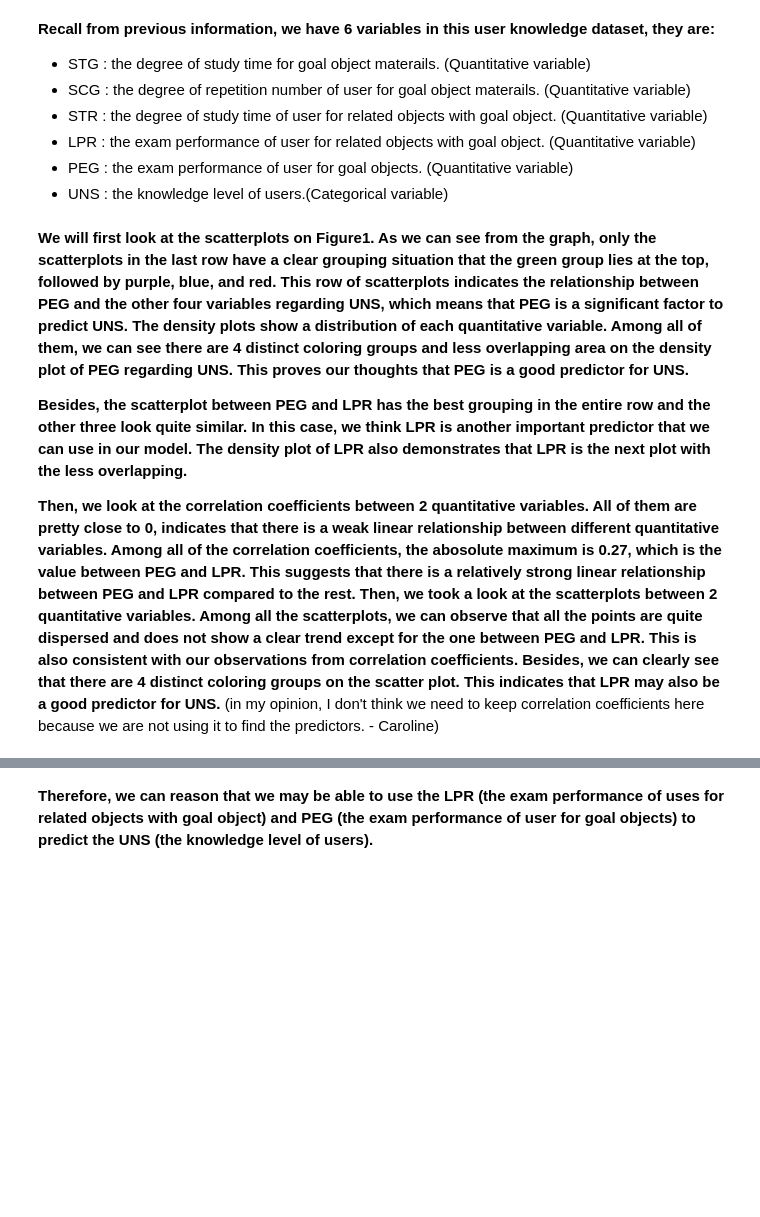
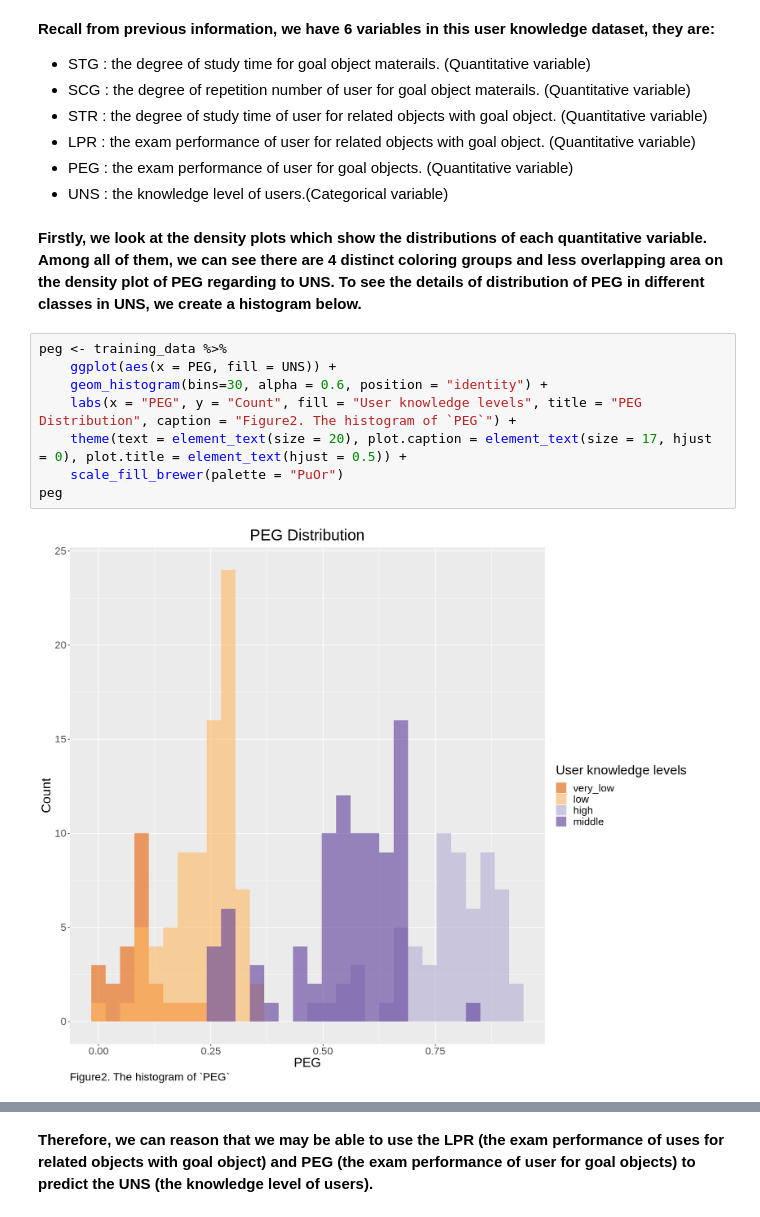
Before and after one commit to kzhang0113/group_8_ds_project, a Jupyter notebook: group_8_final_project.ipynb, the cells around one changed output, grey strips where cells are left out. Cells and saved outputs as stored; diff of their text form; blank space fills up the shorter version.

Commit message:
Data visualization refined with extra histogram added and more detailed explanation.

```diff
--- a/group_8_final_project.ipynb
+++ b/group_8_final_project.ipynb
@@ -233,10 +233,15 @@ relationship_plot
 * LPR : the exam performance of user for related objects with goal object. (Quantitative variable)
 * PEG : the exam performance of user for goal objects. (Quantitative variable)
 * UNS : the knowledge level of users.(Categorical variable)
-# %% [markdown]
-**We will first look at the scatterplots on Figure1. As we can see from the graph, only the scatterplots in the last row have a clear grouping situation that the green group lies at the top, followed by purple, blue, and red. This row of scatterplots indicates the relationship between PEG and the other four variables regarding UNS, which means that PEG is a significant factor to predict UNS. The density plots show a distribution of each quantitative variable. Among all of them, we can see there are 4 distinct coloring groups and less overlapping area on the density plot of PEG regarding UNS. This proves our thoughts that PEG is a good predictor for UNS.**
-
-**Besides, the scatterplot between PEG and LPR has the best grouping in the entire row and the other three look quite similar. In this case, we think LPR is another important predictor that we can use in our model. The density plot of LPR also demonstrates that LPR is the next plot with the less overlapping.**
-
-**Then, we look at the correlation coefficients between 2 quantitative variables. All of them are pretty close to 0, indicates that there is a weak linear relationship between different quantitative variables. Among all of the correlation coefficients, the abosolute maximum is 0.27, which is the value between PEG and LPR. This suggests that there is a relatively strong linear relationship between PEG and LPR compared to the rest. Then, we took a look at the scatterplots between 2 quantitative variables. Among all the scatterplots, we can observe that all the points are quite dispersed and does not show a clear trend except for the one between PEG and LPR. This is also consistent with our observations from correlation coefficients. Besides, we can clearly see that there are 4 distinct coloring groups on the scatter plot. This indicates that LPR may also be a good predictor for UNS.**
-(in my opinion, I don't think we need to keep correlation coefficients here because we are not using it to find the predictors. - Caroline)
+# %% [markdown]
+**Firstly, we look at the density plots which show the distributions of each quantitative variable. Among all of them, we can see there are 4 distinct coloring groups and less overlapping area on the density plot of PEG regarding to UNS. To see the details of distribution of PEG in different classes in UNS, we create a histogram below.**
+# %%
+peg <- training_data %>%
+    ggplot(aes(x = PEG, fill = UNS)) +
+    geom_histogram(bins=30, alpha = 0.6, position = "identity") +
+    labs(x = "PEG", y = "Count", fill = "User knowledge levels", title = "PEG Distribution", caption = "Figure2. The histogram of `PEG`") +
+    theme(text = element_text(size = 20), plot.caption = element_text(size = 17, hjust = 0), plot.title = element_text(hjust = 0.5)) +
+    scale_fill_brewer(palette = "PuOr")
+peg
+# %% [output]
+[figure, added]
```
Also changed, not shown: parts of 7 cells of this notebook.
